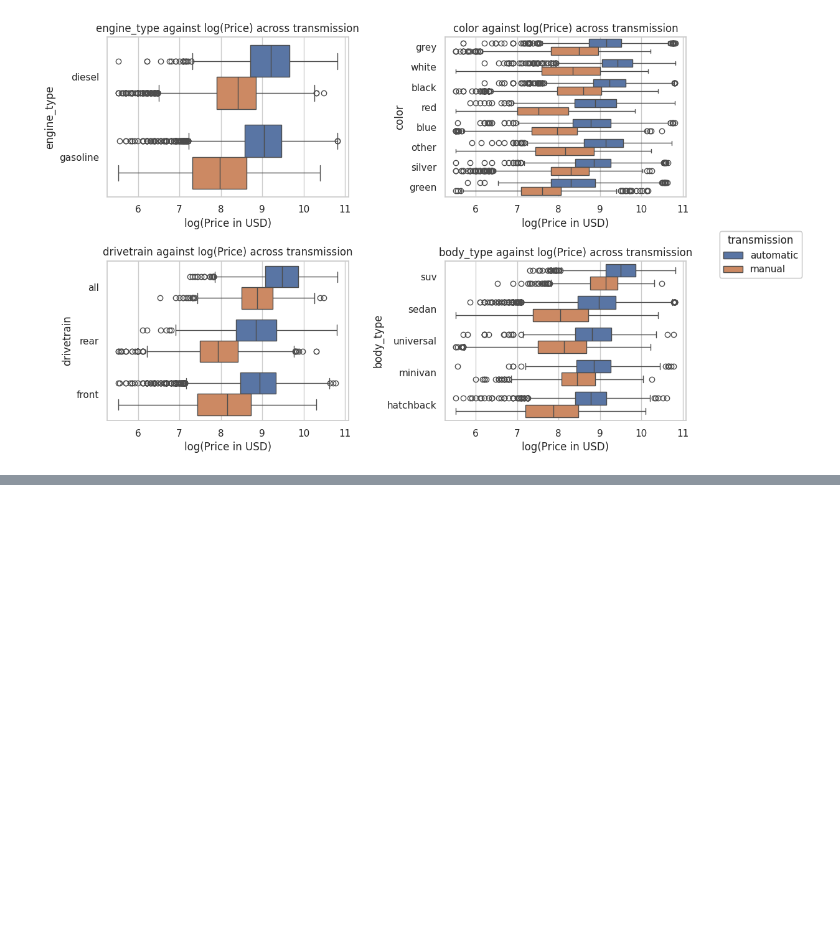
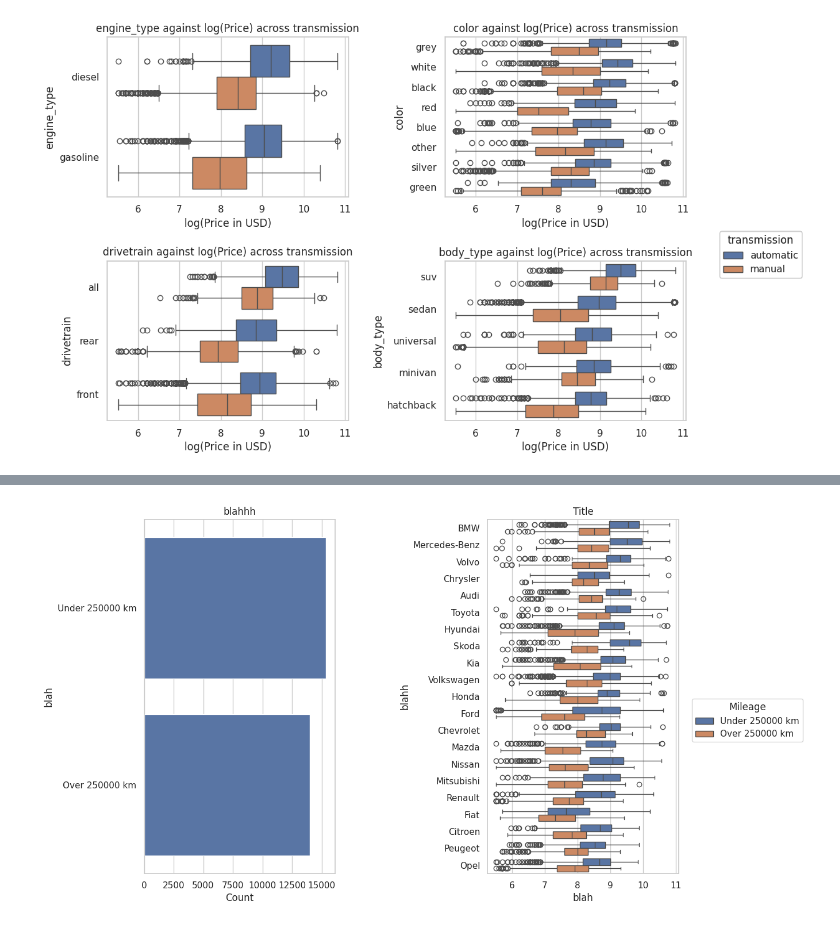
Before and after one commit to NigelPetersen/UsedCars, a Jupyter notebook: UsedCars.ipynb, the cells around one changed output, grey strips where cells are left out. Cells and saved outputs as stored; diff of their text form; code cells hidden in the pictures; blank space fills up the shorter version.

```diff
--- a/UsedCars.ipynb
+++ b/UsedCars.ipynb
@@ -131,0 +153,11 @@ plt.show()
+# %%
+fig = plt.figure()
+fig.subplots_adjust(wspace = 0.8, hspace = 0.4)
+ax = fig.add_subplot(1,2,1)
+frequency_plot(cars_data, "Mileage", ["blah", "blahhh"], plot_mean = False)
+ax = fig.add_subplot(1,2,2)
+plot = facet_boxplot_against_response(cars_data, "manufacturer_name", "log_price", "Mileage", ["blah", "blahh", "Title"])
+sns.move_legend(plot, loc = "upper center", bbox_to_anchor = (1, 0.5), bbox_transform = plt.gcf().transFigure)
+plt.show()
+# %% [output]
+[figure, added]
```
Also changed, not shown: parts of 4 cells of this notebook.
